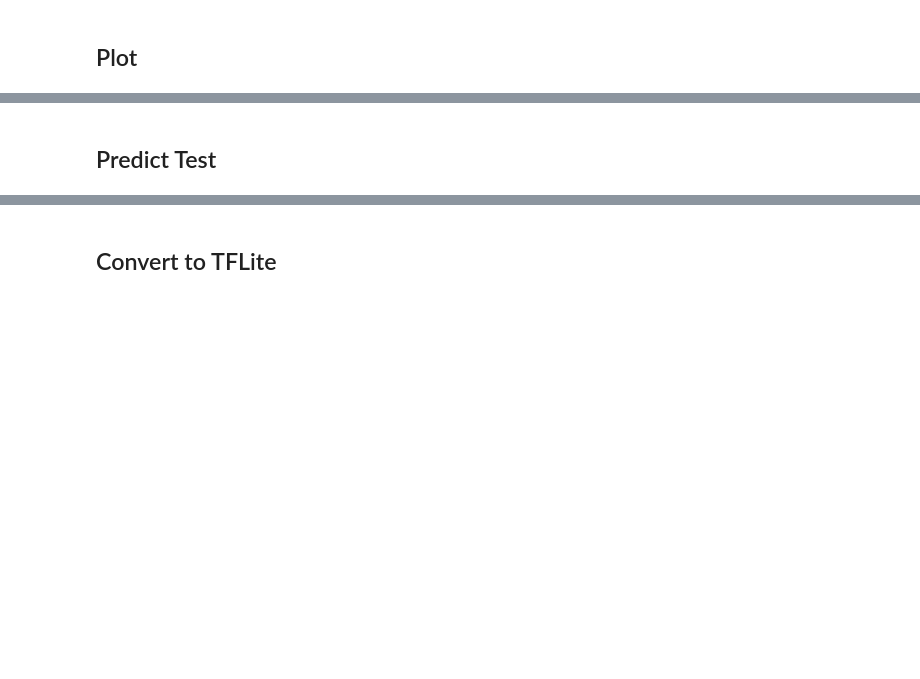
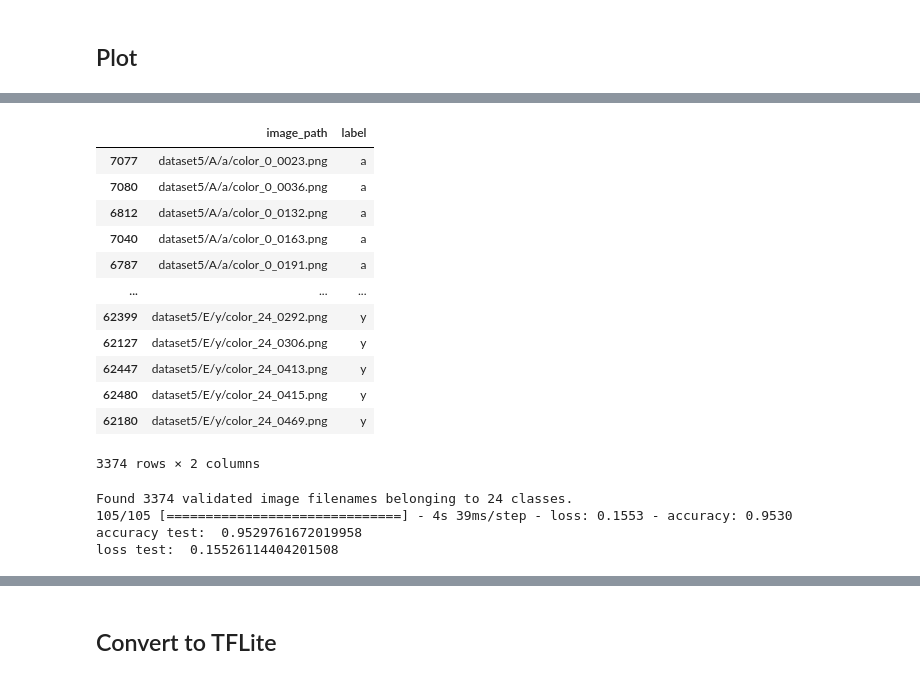
Before and after one commit to aemiralfath/BPML-Dicoding, a Jupyter notebook: Submission_3.ipynb, the cells around one changed output, grey strips where cells are left out. Cells and saved outputs as stored; diff of their text form; code cells hidden in the pictures; blank space fills up the shorter version.

```diff
--- a/Submission_3.ipynb
+++ b/Submission_3.ipynb
@@ -450,3 +468,19 @@ plt.show()
+# %%
+df_test
+# %% [output]
+|  | image_path | label |
+| 7077 | dataset5/A/a/color_0_0023.png | a |
+| 7080 | dataset5/A/a/color_0_0036.png | a |
+| 6812 | dataset5/A/a/color_0_0132.png | a |
+| 7040 | dataset5/A/a/color_0_0163.png | a |
+| 6787 | dataset5/A/a/color_0_0191.png | a |
+| ... | ... | ... |
+| 62399 | dataset5/E/y/color_24_0292.png | y |
+| 62127 | dataset5/E/y/color_24_0306.png | y |
+| 62447 | dataset5/E/y/color_24_0413.png | y |
+| 62480 | dataset5/E/y/color_24_0415.png | y |
+| 62180 | dataset5/E/y/color_24_0469.png | y |
+3374 rows × 2 columns
 # %%
 test_datagen = ImageDataGenerator(
     rescale=1./255
@@ -456,10 +490,17 @@ test_generator = test_datagen.flow_from_dataframe(
     dataframe=df_test,
     x_col='image_path',
     y_col='label',
-    batch_size=256,
+    batch_size=32,
     color_mode="rgb",
     class_mode="categorical",
     target_size=(128, 128)
 )
+
+loss, acc = model.evaluate(test_generator, steps=test_generator.n//32)
+print('accuracy test: ',acc)
+print('loss test: ',loss)
+# %% [output]
+Found 3374 validated image filenames belonging to 24 classes.
+105/105 [==============================] - 4s 39ms/step - loss: 0.1553 - accuracy: 0.9530
+accuracy test:  0.9529761672019958
+loss test:  0.15526114404201508
-# %% [markdown]
-## Predict Test
```
Also changed, not shown: parts of 21 cells of this notebook.
